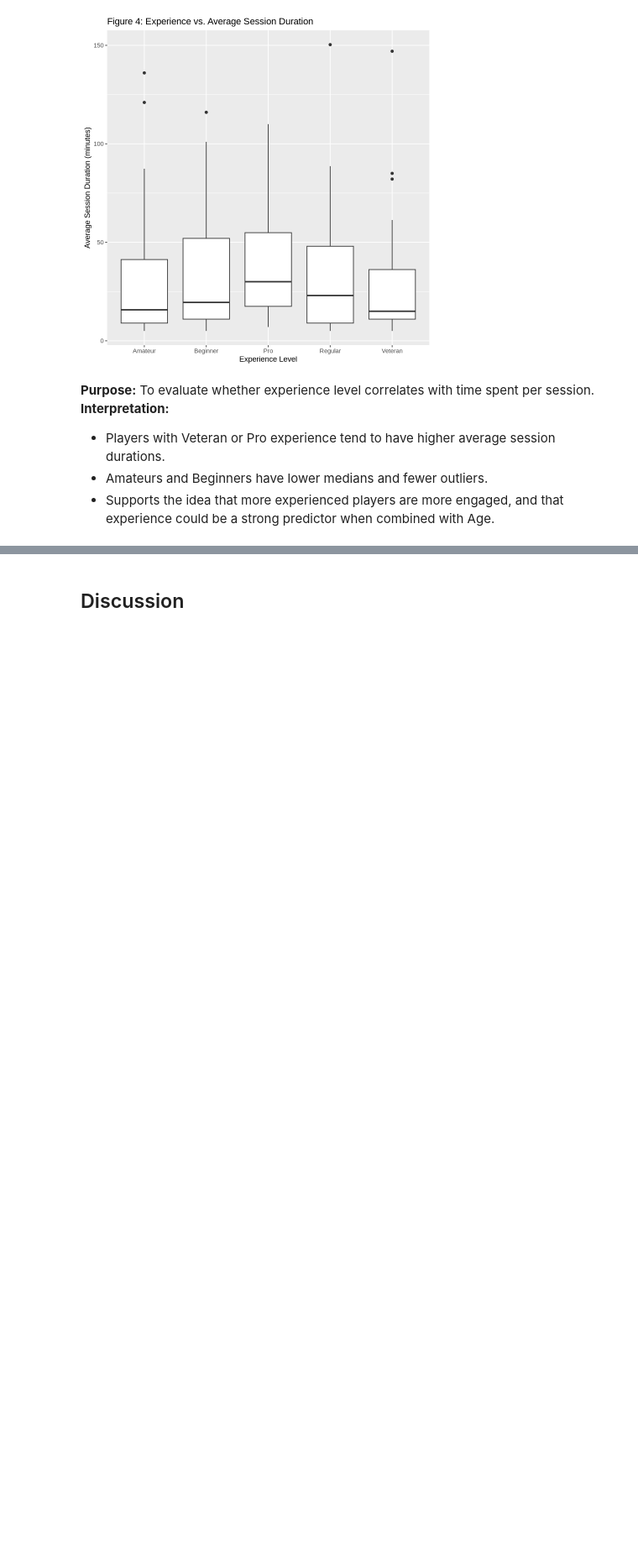
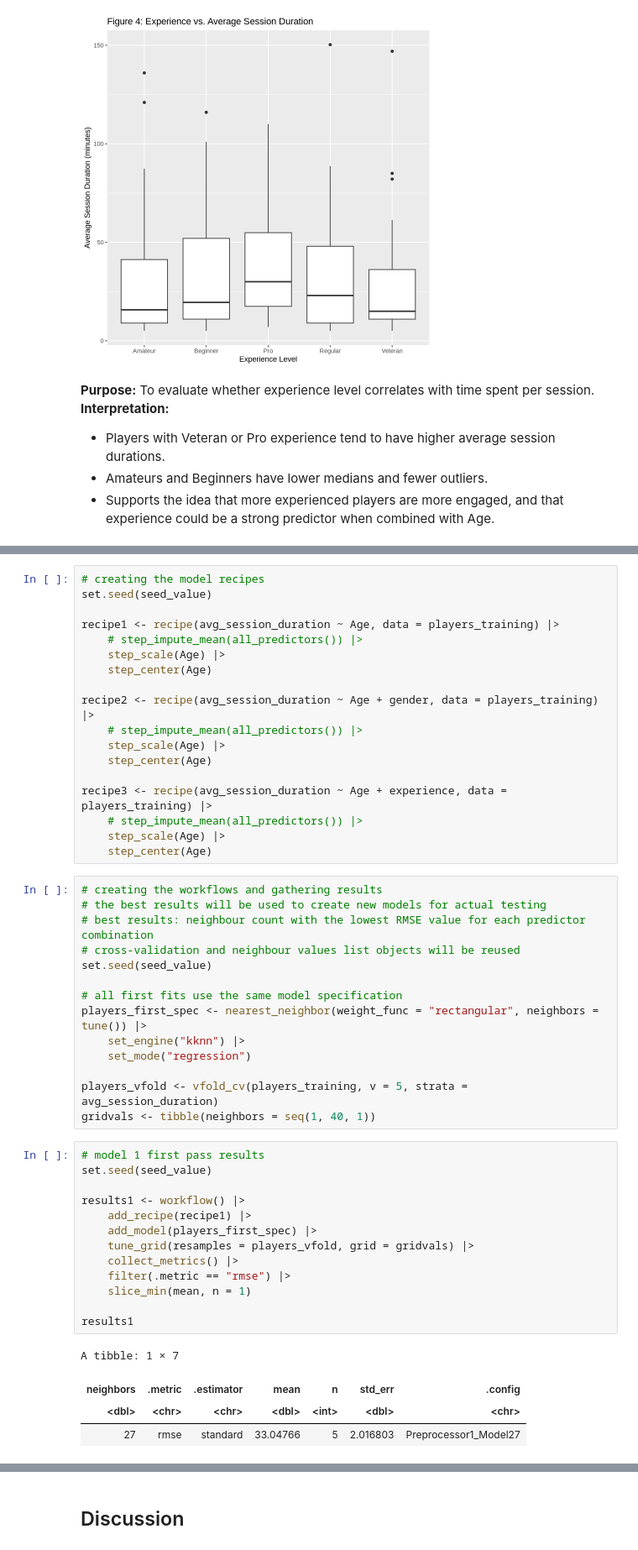
Before and after one commit to LearningMachine0/dsci100-project-group-006-21, a Jupyter notebook: dsci-100-project-group-006-21.ipynb, the cells around one changed output, grey strips where cells are left out. Shown at 84% size. Saved outputs shown, nothing was run; the diff lists cells and outputs as text; blank space fills up the shorter version.

Commit message:
Added model

```diff
--- a/dsci-100-project-group-006-21.ipynb
+++ b/dsci-100-project-group-006-21.ipynb
@@ -216,0 +250,50 @@ ggplot(merged_data, aes(x = experience, y = avg_session_duration)) +
+# %%
+# creating the model recipes
+set.seed(seed_value)
+
+recipe1 <- recipe(avg_session_duration ~ Age, data = players_training) |>
+    # step_impute_mean(all_predictors()) |>
+    step_scale(Age) |>
+    step_center(Age)
+
+recipe2 <- recipe(avg_session_duration ~ Age + gender, data = players_training) |>
+    # step_impute_mean(all_predictors()) |>
+    step_scale(Age) |>
+    step_center(Age)
+
+recipe3 <- recipe(avg_session_duration ~ Age + experience, data = players_training) |>
+    # step_impute_mean(all_predictors()) |>
+    step_scale(Age) |>
+    step_center(Age)
+# %%
+# creating the workflows and gathering results
+# the best results will be used to create new models for actual testing
+# best results: neighbour count with the lowest RMSE value for each predictor combination
+# cross-validation and neighbour values list objects will be reused
+set.seed(seed_value)
+
+# all first fits use the same model specification
+players_first_spec <- nearest_neighbor(weight_func = "rectangular", neighbors = tune()) |>
+    set_engine("kknn") |>
+    set_mode("regression")
+
+players_vfold <- vfold_cv(players_training, v = 5, strata = avg_session_duration)
+gridvals <- tibble(neighbors = seq(1, 40, 1))
+# %%
+# model 1 first pass results
+set.seed(seed_value)
+
+results1 <- workflow() |>
+    add_recipe(recipe1) |>
+    add_model(players_first_spec) |>
+    tune_grid(resamples = players_vfold, grid = gridvals) |>
+    collect_metrics() |>
+    filter(.metric == "rmse") |>
+    slice_min(mean, n = 1)
+
+results1
+# %% [output]
+A tibble: 1 × 7
+| neighbors | .metric | .estimator | mean | n | std_err | .config |
+| <dbl> | <chr> | <chr> | <dbl> | <int> | <dbl> | <chr> |
+| 27 | rmse | standard | 33.04766 | 5 | 2.016803 | Preprocessor1_Model27 |
```
Also changed, not shown: parts of 9 cells of this notebook.
